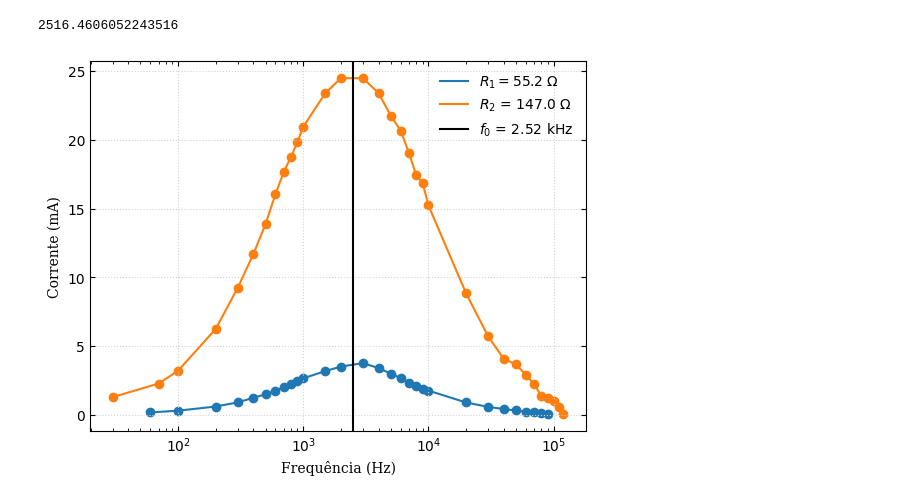
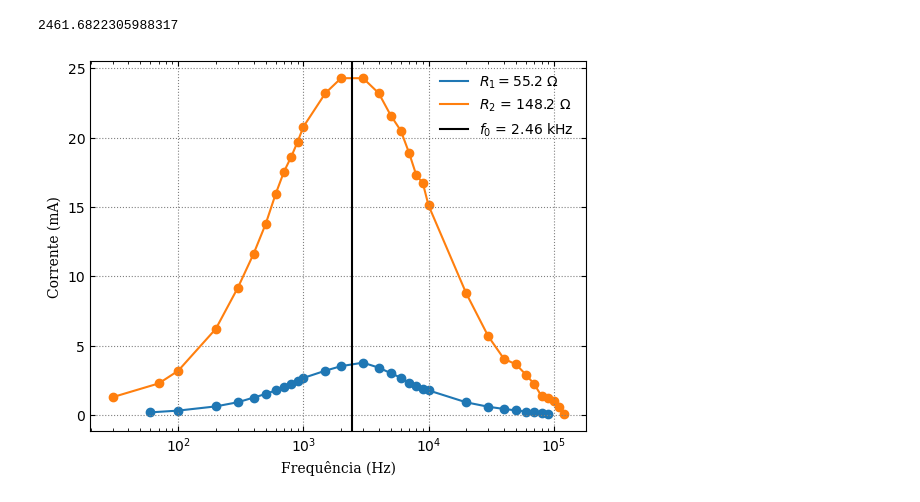
Before and after one commit to ylaksl/lab, a Jupyter notebook: lab_ondas.ipynb, the cells around one changed output. Saved outputs shown, nothing was run; the diff lists cells and outputs as text; code cells hidden in the pictures.

```diff
--- a/lab_ondas.ipynb
+++ b/lab_ondas.ipynb
@@ -14,31 +34,32 @@ r_150 = r_150[['frquencia','volts (mV)']]
 r_150= r_150[r_150['volts (mV)'] != 0]
 # %%
 R_1 = 55.2
-R_2 = 147.0
+R_2 = 148.2
 
 c = 1e-6
-l = 4e-3
+l = 4.18e-3
 
 w0 = 1/np.sqrt(c*l)
 f0 = w0/(2*np.pi)
 # %%
 f0
 # %% [output]
-2516.4606052243516
+2461.6822305988317
 # %%
-r_56['corrente'] =  r_56['volts (mV)']/R_1
-r_150['corrente'] =  r_150['volts (mV)']/R_2
+r_56['corrente'] =  round(r_56['volts (mV)']/R_1, 2)
+r_150['corrente'] =  round(r_150['volts (mV)']/R_2, 2 )
 # %%
 plt.scatter(r_56['frquencia'], r_56['corrente'])
 plt.scatter(r_150['frquencia'], r_150['corrente'])
 plt.plot(r_56['frquencia'], r_56['corrente'], label = r'$R_{1} = 55.2$ $\Omega$')
-plt.plot(r_150['frquencia'], r_150['corrente'], label = r'$R_{2}$ = 147.0 $\Omega$')
+plt.plot(r_150['frquencia'], r_150['corrente'], label = r'$R_{2}$ = 148.2 $\Omega$')
 plt.axvline(x = f0, c = 'black', label = f'$f_{0}$ = {f0/1000:.2f} kHz')
 plt.xscale('log')
 plt.xlabel(r"Frequência (Hz)", family = 'serif')
 plt.ylabel(r"Corrente (mA)", family = 'serif')
-plt.grid(color = 'lightgray', linestyle=':')
+plt.grid(color = 'gray', linestyle=':')
 plt.legend(frameon = False)
 plt.tick_params(direction='in', which = 'both', bottom = 1, top =1, left = 1, right = 1)
+plt.savefig('freq_ress', dpi = 500)
 # %% [output]
-[figure, old version]
+[figure, new version]
```
Also changed, not shown: parts of 1 cell of this notebook, 1 other file.
